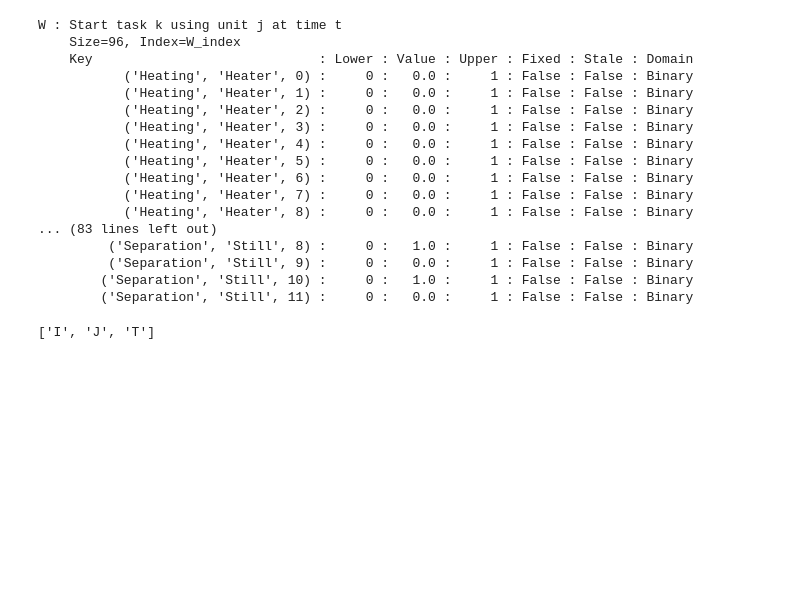
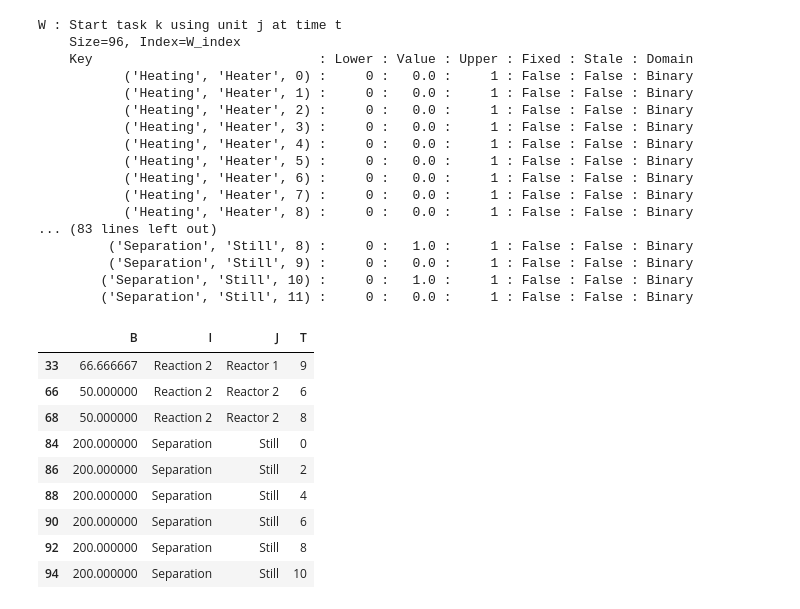
Before and after one commit to MGuo-Lab/LCA, a Jupyter notebook: notebooks/KCS.ipynb, the cells around one changed output. Saved outputs shown, nothing was run; the diff lists cells and outputs as text; code cells hidden in the pictures; blank space fills up the shorter version.

```diff
--- a/notebooks/KCS.ipynb
+++ b/notebooks/KCS.ipynb
@@ -541,8 +541,16 @@ W : Start task k using unit j at time t
 # %%
 import mola.output as mo
 from importlib import reload
 reload(mo)
-mo.get_onset_names(model.B)
-# mo.get_entity(model.B)
+mo.get_entity(model.B, non_zero=True)
 # %% [output]
-['I', 'J', 'T']
+|  | B | I | J | T |
+| 33 | 66.666667 | Reaction 2 | Reactor 1 | 9 |
+| 66 | 50.000000 | Reaction 2 | Reactor 2 | 6 |
+| 68 | 50.000000 | Reaction 2 | Reactor 2 | 8 |
+| 84 | 200.000000 | Separation | Still | 0 |
+| 86 | 200.000000 | Separation | Still | 2 |
+| 88 | 200.000000 | Separation | Still | 4 |
+| 90 | 200.000000 | Separation | Still | 6 |
+| 92 | 200.000000 | Separation | Still | 8 |
+| 94 | 200.000000 | Separation | Still | 10 |
```
Also changed, not shown: parts of 2 cells of this notebook, 2 other files.
